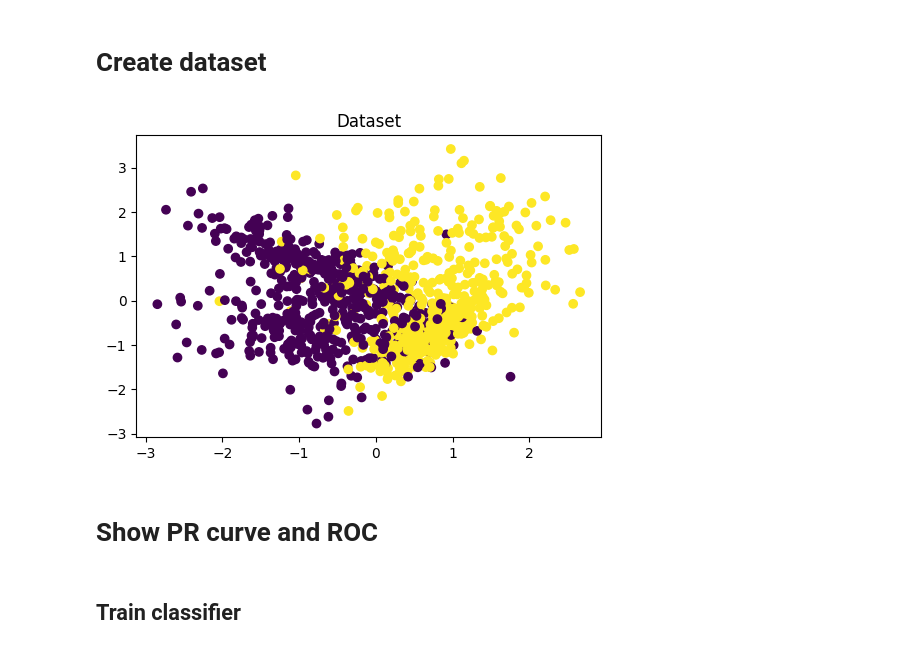
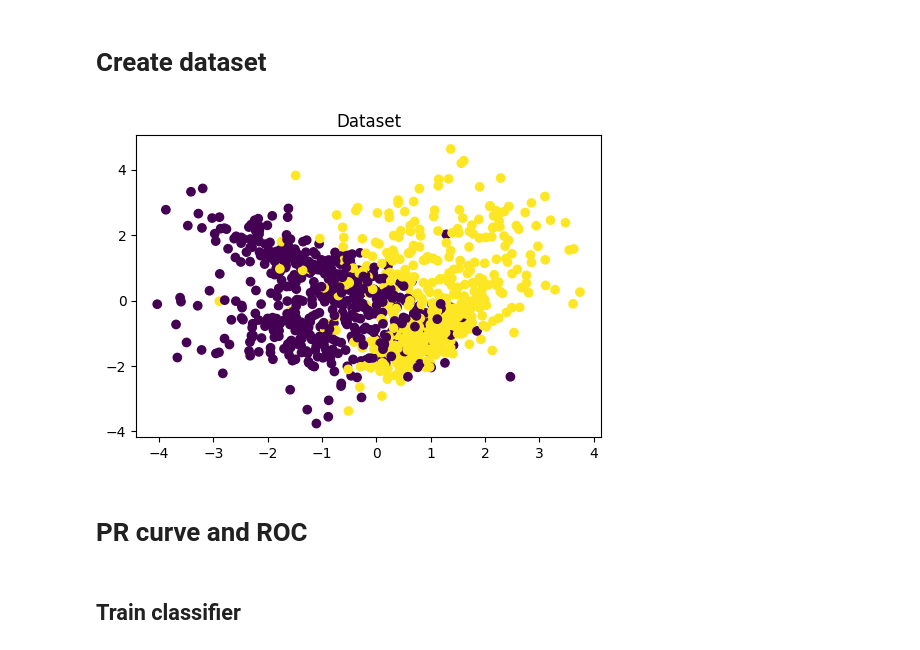
Before and after one commit to dckokis/MachineLearning, a Jupyter notebook: task0/task0.ipynb, the cells around one changed output. Saved outputs shown, nothing was run; the diff lists cells and outputs as text; code cells hidden in the pictures.

```diff
--- a/task0/task0.ipynb
+++ b/task0/task0.ipynb
@@ -13,20 +10,19 @@ from sklearn.metrics import precision_recall_curve, auc, roc_curve
 # %%
 X, y = make_classification(n_features=2,
 						   n_redundant=0,
 						   n_informative=2,
 						   random_state=1,
 						   n_samples=1000)
-X = StandardScaler().fit_transform(X)
-X_train, X_test, y_train, y_test = train_test_split(X, y, test_size=.2, random_state=1)
+X_train, X_test, y_train, y_test = train_test_split(X, y, test_size=.4, random_state=12)
 
 plt.rcParams['figure.dpi'] = 100
-plt.scatter(X[:, 0], X[:, 1], c=y)
+plt.scatter(X[:, 0], X[:, 1],c=y)
 plt.title('Dataset')
 plt.show()
 # %% [output]
-[figure, old version]
+[figure, new version]
 # %% [markdown]
-# Show PR curve and ROC
+# PR curve and ROC
 # %% [markdown]
 ## Train classifier
 # %%
```
Also changed, not shown: parts of 2 cells of this notebook, 3 other files.
